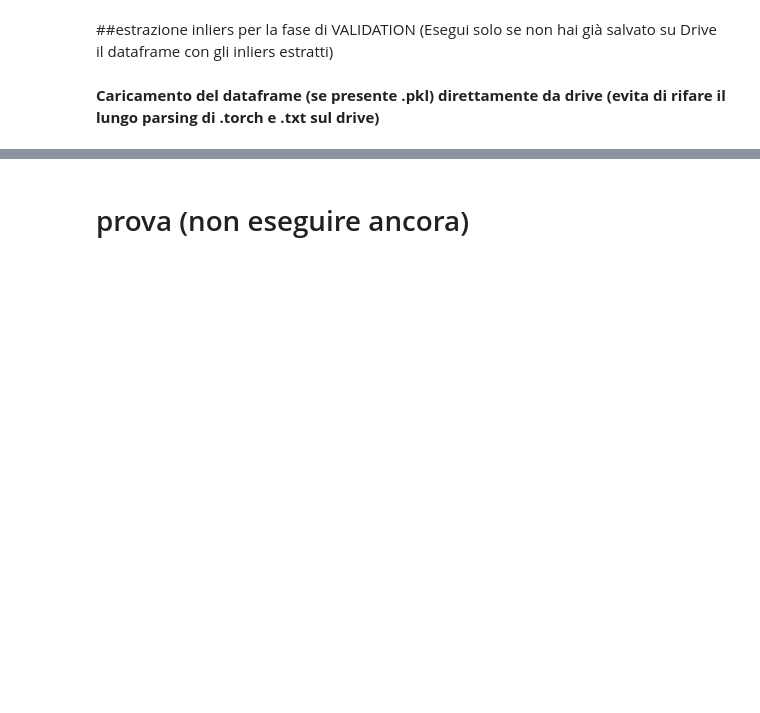
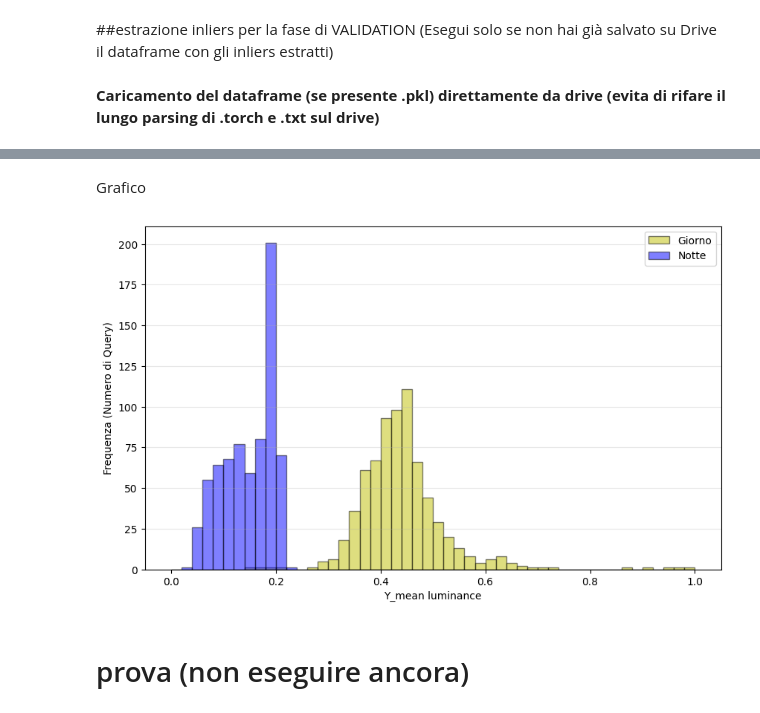
Before and after one commit to androsida/Visual-Place-Recognition-Project, a Jupyter notebook: start_your_project.ipynb, the cells around one changed output, grey strips where cells are left out. Cells and saved outputs as stored; diff of their text form; code cells hidden in the pictures; blank space fills up the shorter version.

Commit message:
luminance

```diff
--- a/start_your_project.ipynb
+++ b/start_your_project.ipynb
@@ -1106,3 +1171,23 @@ df_risultati_validation.head()
+# %% [markdown]
+Grafico
+# %%
+import matplotlib.pyplot as plt
+
+bins = np.linspace(0,1,51)
+
+plt.figure(figsize=(10, 6))
+plt.hist(luminance_sun, bins=bins, alpha=0.5, label='Giorno', color='y', edgecolor='black')
+plt.hist(luminance_night, bins=bins, alpha=0.5, label='Notte', color='blue', edgecolor='black')
+#plt.title(
+           # f'Distribuzione Inliers: Query Corrette vs Errate\n'
+           # f'VPR: {vpr_method} | Dataset: {dataset} | Matcher: {method}'
+       # )
+plt.xlabel('Y_mean luminance')
+plt.ylabel('Frequenza (Numero di Query)')
+plt.legend()
+plt.grid(axis='y', alpha=0.3)
+# %% [output]
+[figure, added]
 # %% [markdown]
 # prova (non eseguire ancora)
 # %%
```
Also changed, not shown: parts of 3 cells of this notebook.
